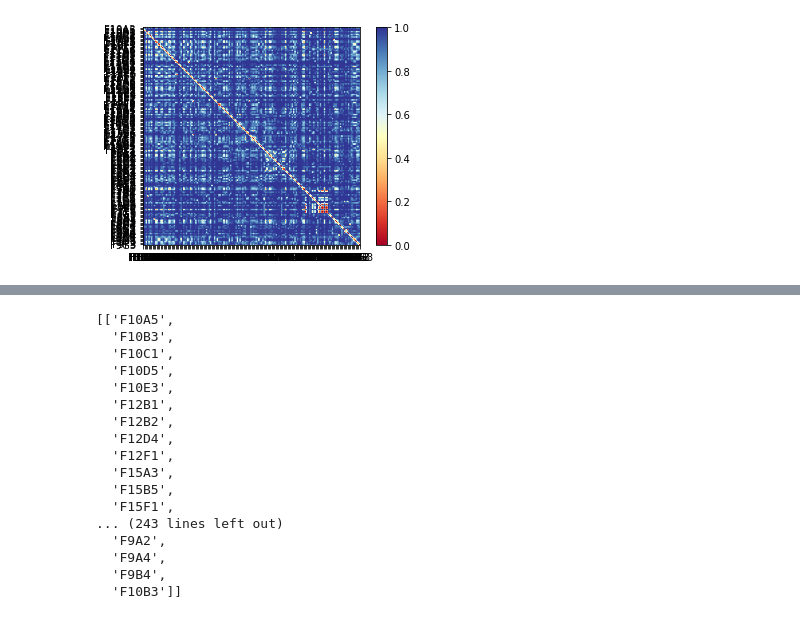
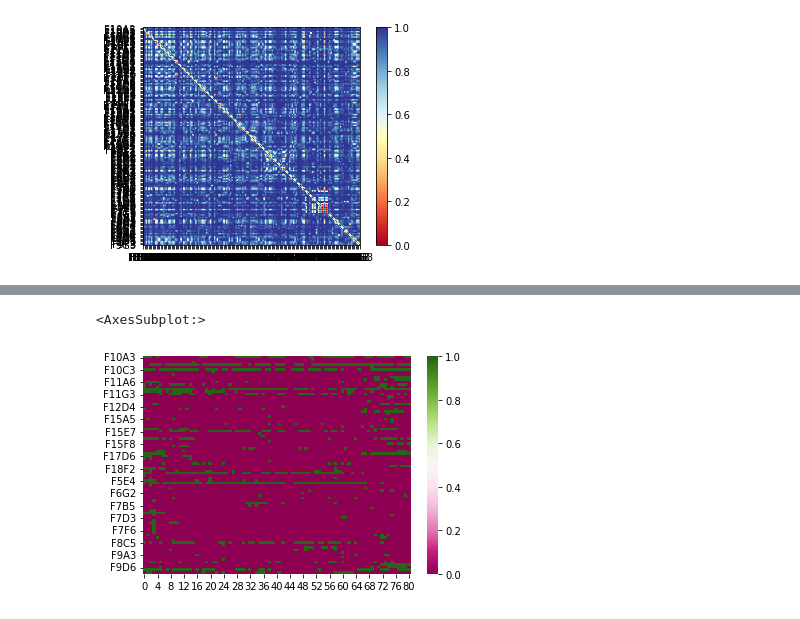
Before and after one commit to ajstein51/CS4900-Data-Science, a Jupyter notebook: main.ipynb, the cells around one changed output, grey strips where cells are left out. Cells and saved outputs as stored; diff of their text form; code cells hidden in the pictures.

Commit message:
Updated for activity 7 - heatmap of clustering

```diff
--- a/main.ipynb
+++ b/main.ipynb
@@ -762,20 +759,0 @@ cluster_dict["c2"]
-# %%
-cluster_dict["c2"]
-# %% [output]
-[['F10A5',
-  'F10B3',
-  'F10C1',
-  'F10D5',
-  'F10E3',
-  'F12B1',
-  'F12B2',
-  'F12D4',
-  'F12F1',
-  'F15A3',
-  'F15B5',
-  'F15F1',
-... (243 lines left out)
-  'F9A2',
-  'F9A4',
-  'F9B4',
-  'F10B3']]
@@ -781,0 +804,13 @@ cluster_dict["c2"]
+# %%
+# Go through the iterations and get the top 3 clusters
+sum = []
+for i in range(len(act7_var_dict["c1"])):
+    sum.append(act7_var_dict["c1"][i] + act7_var_dict["c2"][i] + act7_var_dict["c3"][i])
+
+pos1 = sum.index(min(sum))
+# %%
+heatdf1 = activity3df[activity3df.columns.intersection(act7_cluster_dict["c1"][pos1])]
+sns.heatmap(heatdf1.T, cmap="PiYG")
+# %% [output]
+<AxesSubplot:>
+[figure, added]
```
Also changed, not shown: parts of 8 cells of this notebook.
